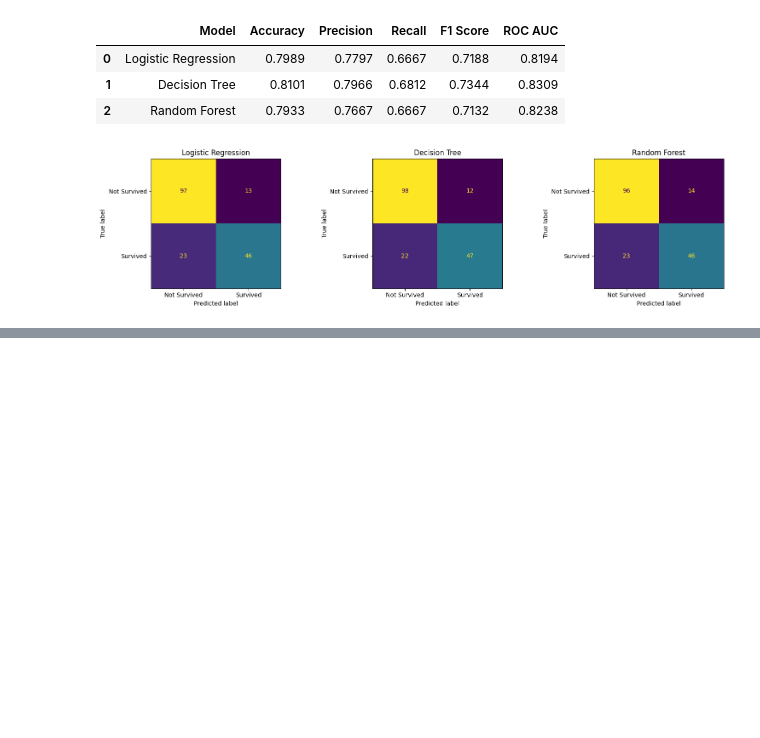
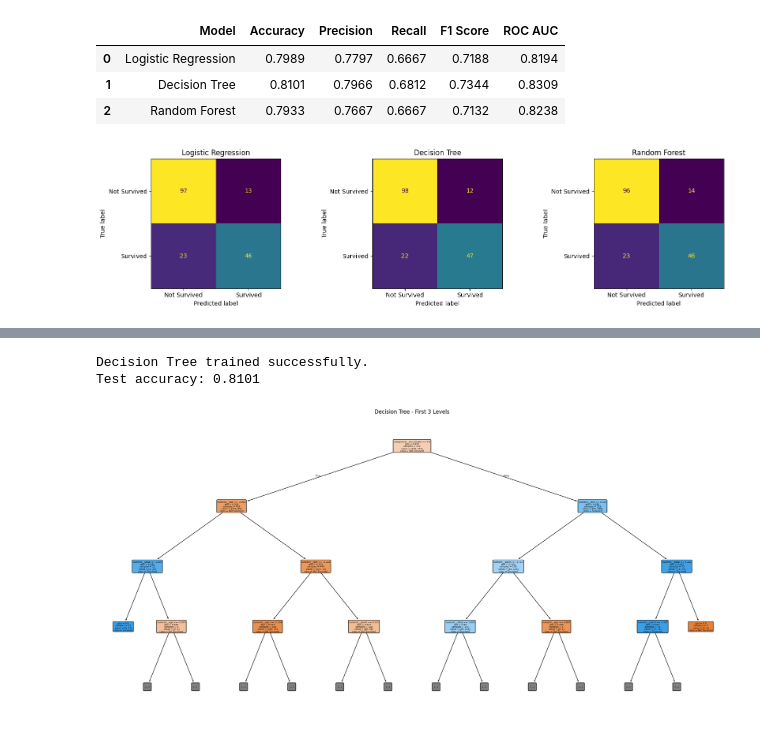
Before and after one commit to Jayanth05XD/Capstone_Project, a Jupyter notebook: analytics/02_modeling.ipynb, the cells around one changed output, grey strips where cells are left out. Saved outputs shown, nothing was run; the diff lists cells and outputs as text; code cells hidden in the pictures; blank space fills up the shorter version.

Commit message:
feat: complete analytics modeling pipeline

```diff
--- a/analytics/02_modeling.ipynb
+++ b/analytics/02_modeling.ipynb
@@ -238,8 +350,45 @@ best_rf = grid_search.best_estimator_
+# %%
+from sklearn.tree import DecisionTreeClassifier
+
+# Create Decision Tree
+dt = DecisionTreeClassifier(
+    random_state=42,
+    max_depth=5
+)
+
+# Train using preprocessed training data
+dt.fit(X_train_processed, y_train)
+
+# Predictions
+y_pred_dt = dt.predict(X_test_processed)
+y_prob_dt = dt.predict_proba(X_test_processed)[:, 1]
+
+print("Decision Tree trained successfully.")
+print(f"Test accuracy: {(y_pred_dt == y_test).mean():.4f}")
+# %% [output]
+Decision Tree trained successfully.
+Test accuracy: 0.8101
 # %%
-tree_pipeline = trained_models["Decision Tree"]
+from sklearn.tree import plot_tree
 
-tree_model = tree_pipeline.named_steps["model"]
+# Get feature names after preprocessing
+feature_names = preprocessor.get_feature_names_out()
 
-transformed_features = tree_pipeline.named_steps[
-    "preprocessing"
-].get_feature_names_out()
+plt.figure(figsize=(20, 10))
+
+plot_tree(
+    dt,
+    feature_names=feature_names,
+    class_names=["Not Survived", "Survived"],
+    filled=True,
+    rounded=True,
+    max_depth=3
+)
+
+plt.title("Decision Tree - First 3 Levels")
+plt.tight_layout()
+
+plt.savefig("decision_tree.png", dpi=150)
+plt.show()
+# %% [output]
+[figure, added]
```
Also changed, not shown: parts of 15 cells of this notebook, 1 other file.
